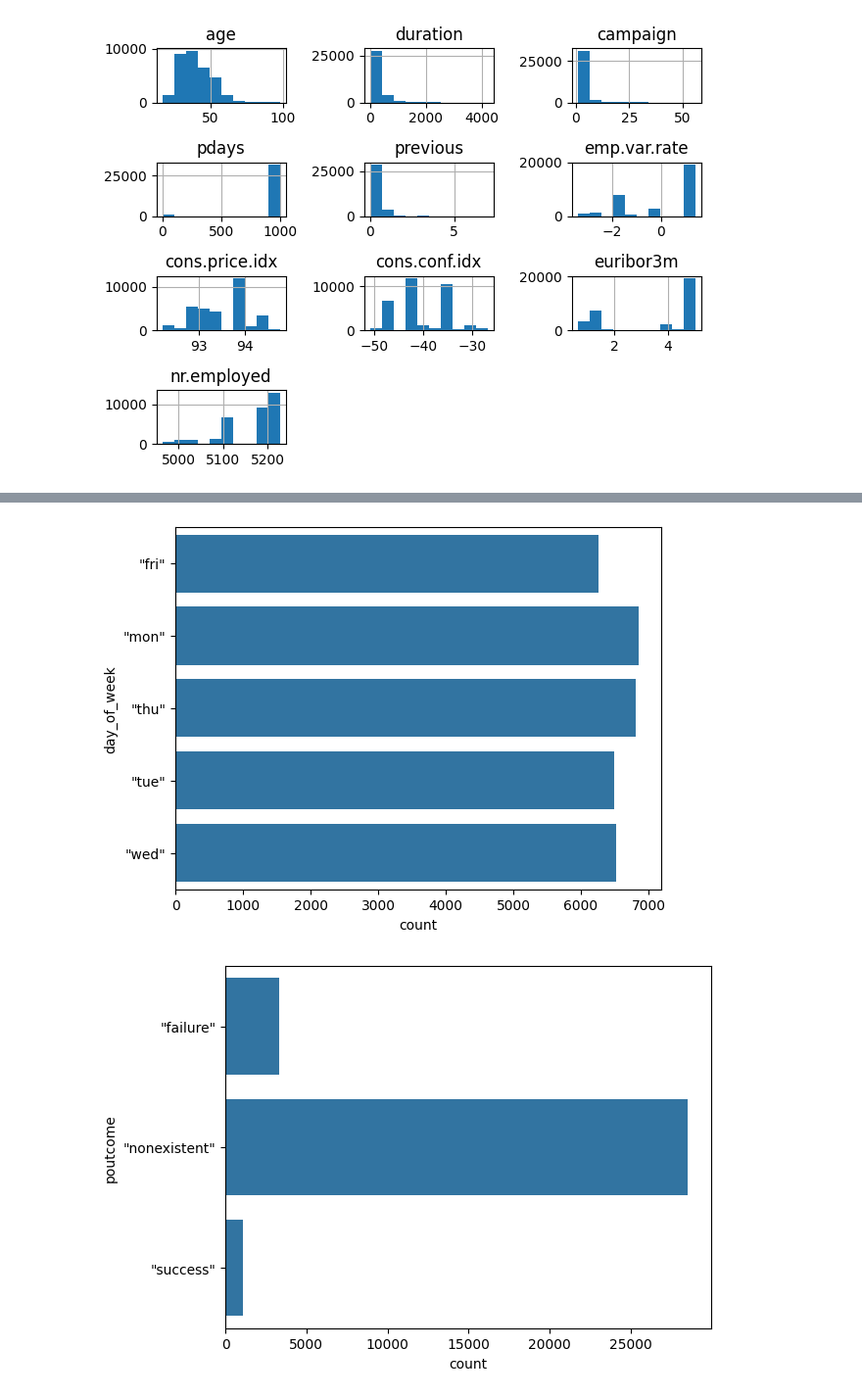
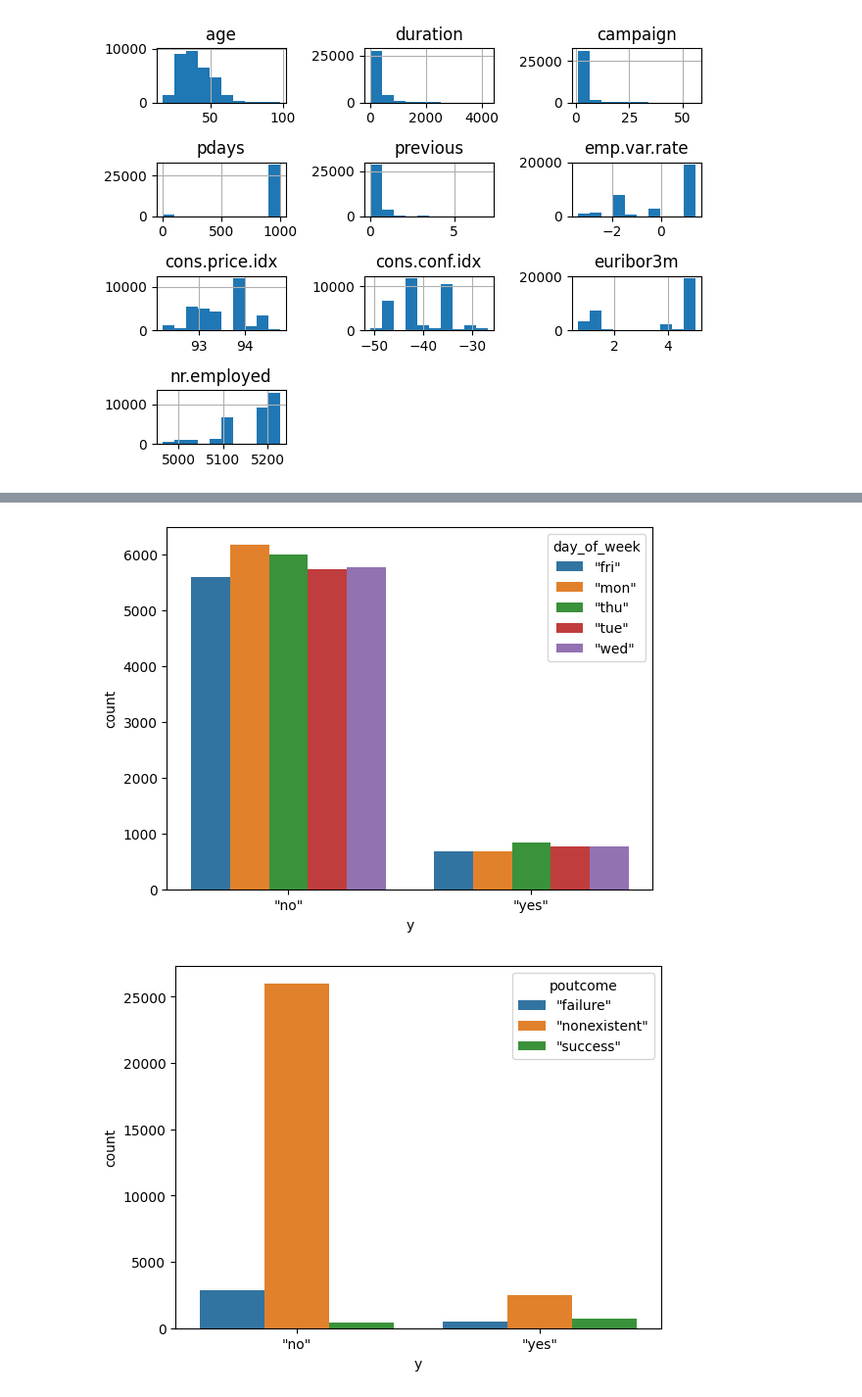
Before and after one commit to Isacondobled/machine_learning_1, a Jupyter notebook: machine_learning.ipynb, the cells around one changed output, grey strips where cells are left out. Shown at 98% size. Cells and saved outputs as stored; diff of their text form; code cells hidden in the pictures.

```diff
--- a/machine_learning.ipynb
+++ b/machine_learning.ipynb
@@ -129,11 +129,11 @@ plt.show()
 # %%
-sns.countplot(data=df_train, y='day_of_week')
+sns.countplot(data=df_train, x='y', hue='day_of_week')
 plt.show()
 # %% [output]
-[figure, old version]
+[figure, new version]
 # %%
-sns.countplot(data=df_train, y='poutcome')
+sns.countplot(data=df_train, x='y', hue='poutcome')
 plt.show()
 # %% [output]
-[figure, old version]
+[figure, new version]
 # %%
```
Also changed, not shown: parts of 9 cells of this notebook.
